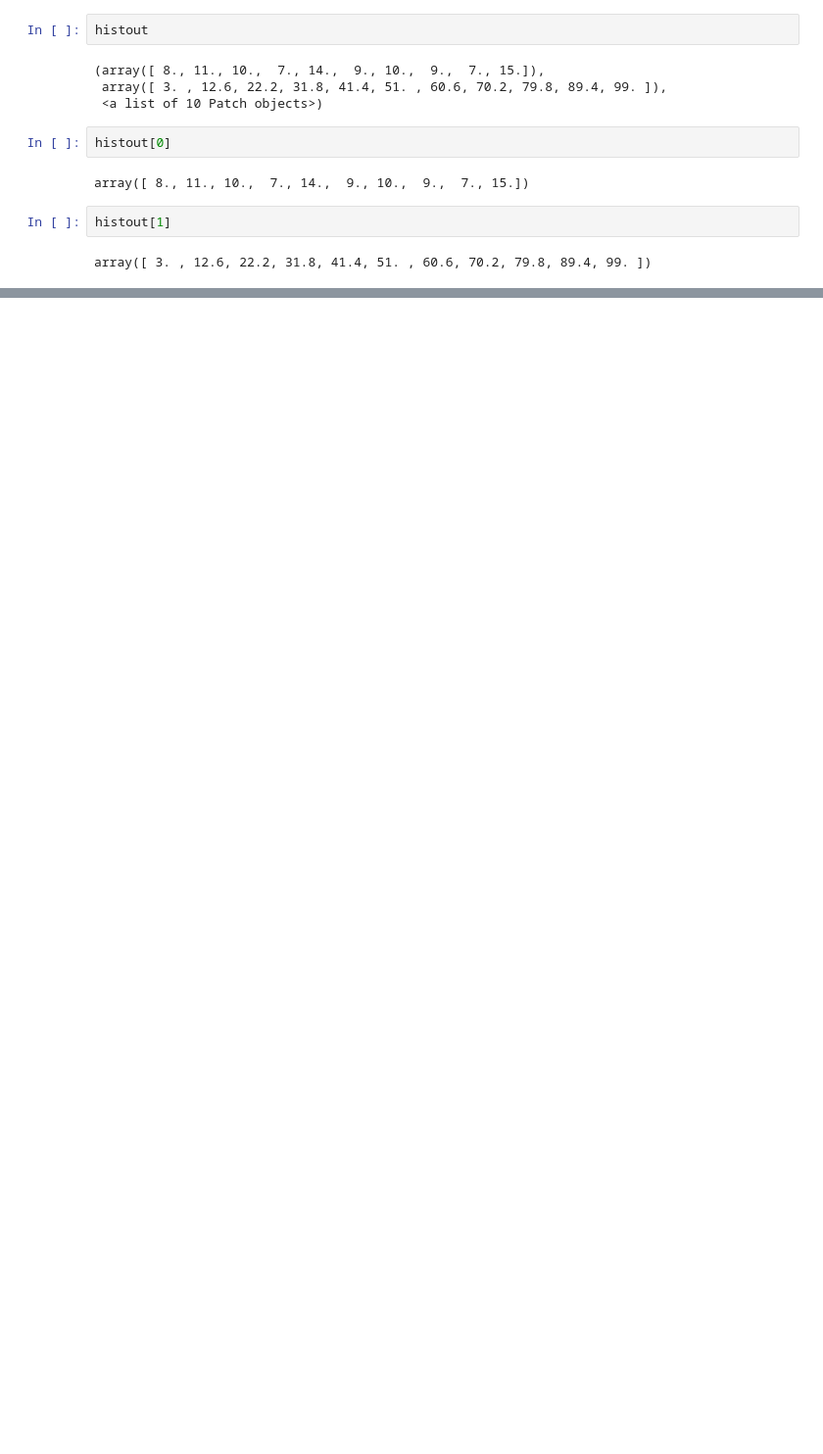
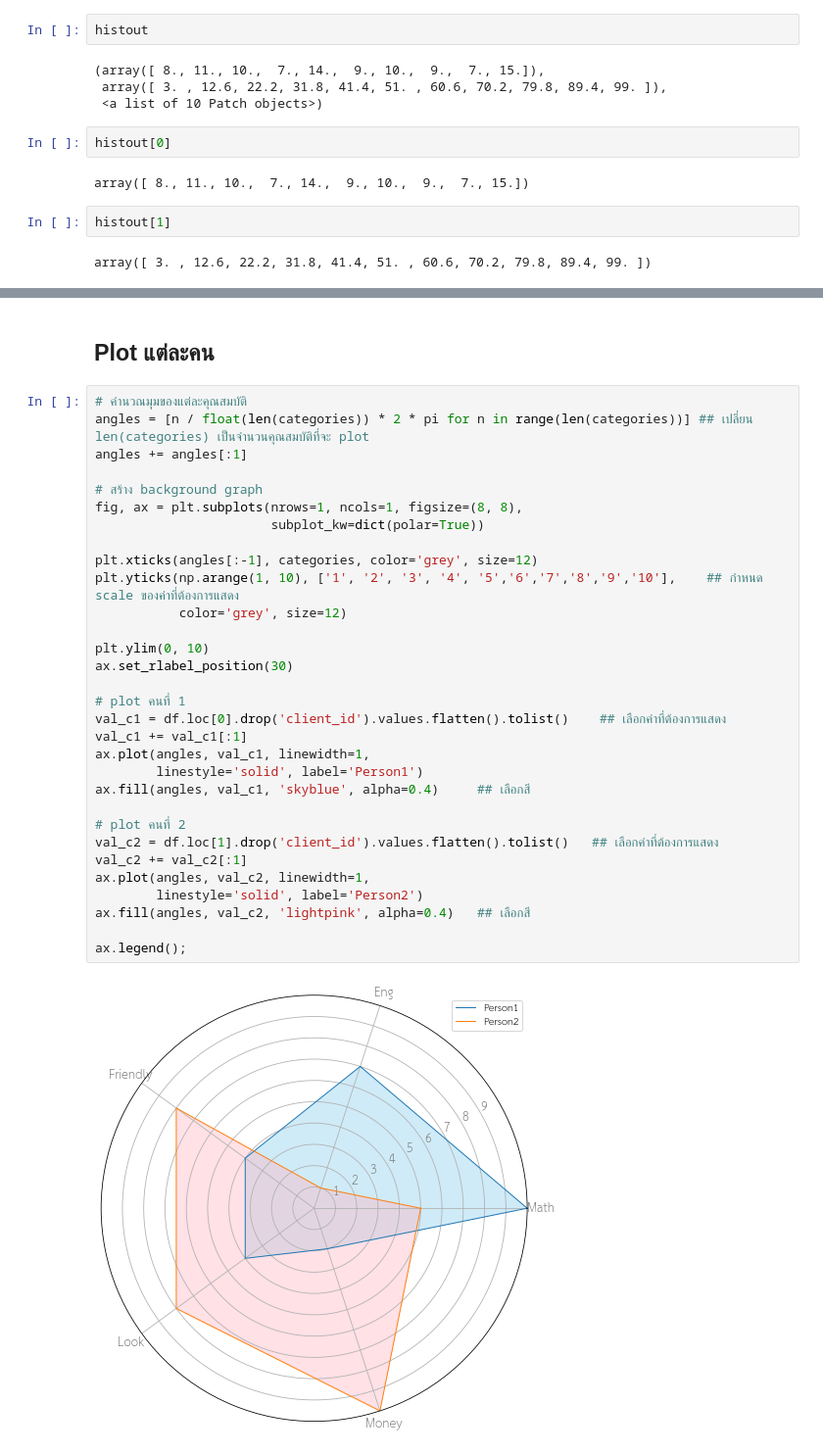
Before and after one commit to Supathatkh/data_viz_2022, a Jupyter notebook: DataViz04_Data_Comparison.ipynb, the cells around one changed output, grey strips where cells are left out. Shown: that part at 98% size. Cells and saved outputs as stored; diff of their text form; blank space fills up the shorter version.

```diff
--- a/DataViz04_Data_Comparison.ipynb
+++ b/DataViz04_Data_Comparison.ipynb
@@ -335,0 +480,35 @@ array([ 3. , 12.6, 22.2, 31.8, 41.4, 51. , 60.6, 70.2, 79.8, 89.4, 99. ])
+# %% [markdown]
+## Plot แต่ละคน
+# %%
+# คำนวณมุมของแต่ละคุณสมบัติ
+angles = [n / float(len(categories)) * 2 * pi for n in range(len(categories))] ## เปลี่ยน len(categories) เป็นจำนวนคุณสมบัติที่จะ plot
+angles += angles[:1]
+
+# สร้าง background graph
+fig, ax = plt.subplots(nrows=1, ncols=1, figsize=(8, 8),
+                       subplot_kw=dict(polar=True))
+
+plt.xticks(angles[:-1], categories, color='grey', size=12)
+plt.yticks(np.arange(1, 10), ['1', '2', '3', '4', '5','6','7','8','9','10'],    ## กำหนด scale ของค่าที่ต้องการแสดง
+           color='grey', size=12)
+
+plt.ylim(0, 10)
+ax.set_rlabel_position(30)
+
+# plot คนที่ 1
+val_c1 = df.loc[0].drop('client_id').values.flatten().tolist()    ## เลือกค่าที่ต้องการแสดง
+val_c1 += val_c1[:1]
+ax.plot(angles, val_c1, linewidth=1,
+        linestyle='solid', label='Person1')
+ax.fill(angles, val_c1, 'skyblue', alpha=0.4)     ## เลือกสี
+
+# plot คนที่ 2
+val_c2 = df.loc[1].drop('client_id').values.flatten().tolist()   ## เลือกค่าที่ต้องการแสดง
+val_c2 += val_c2[:1]
+ax.plot(angles, val_c2, linewidth=1,
+        linestyle='solid', label='Person2')
+ax.fill(angles, val_c2, 'lightpink', alpha=0.4)   ## เลือกสี
+
+ax.legend();
+# %% [output]
+[figure, added]
```
Also changed, not shown: parts of 23 cells of this notebook.
